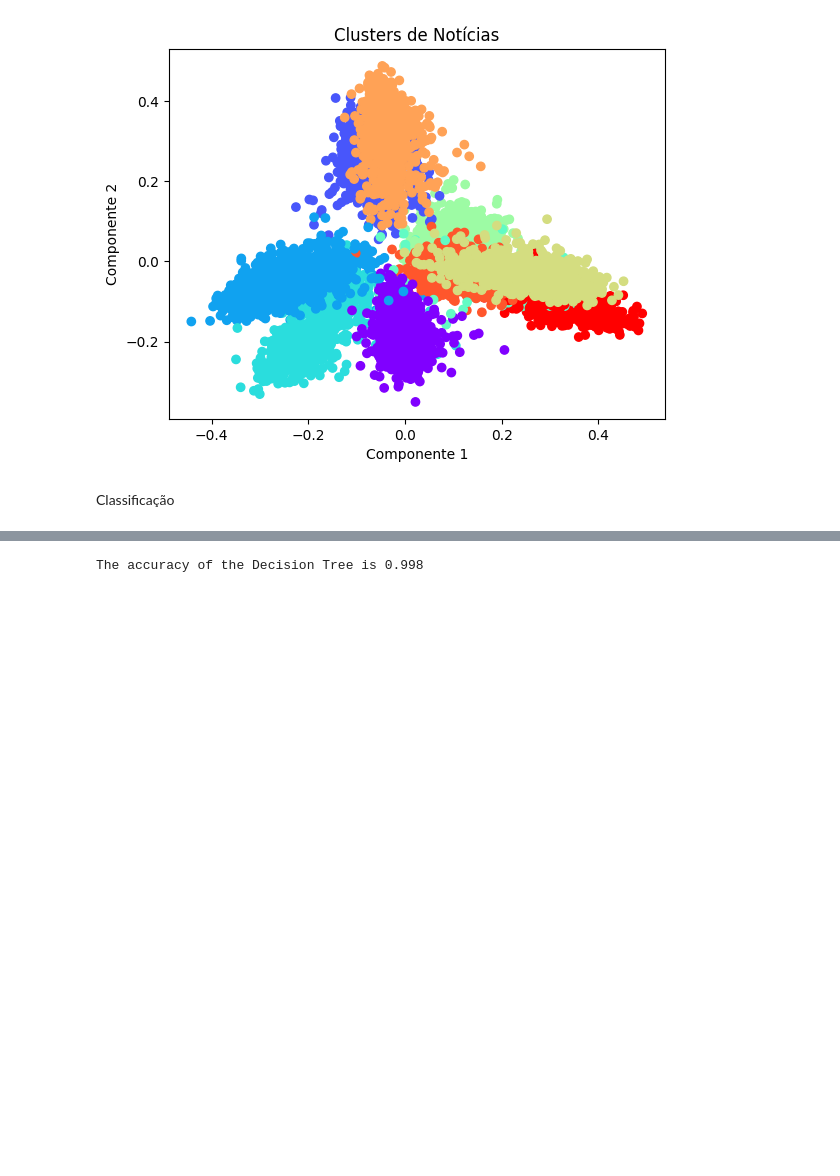
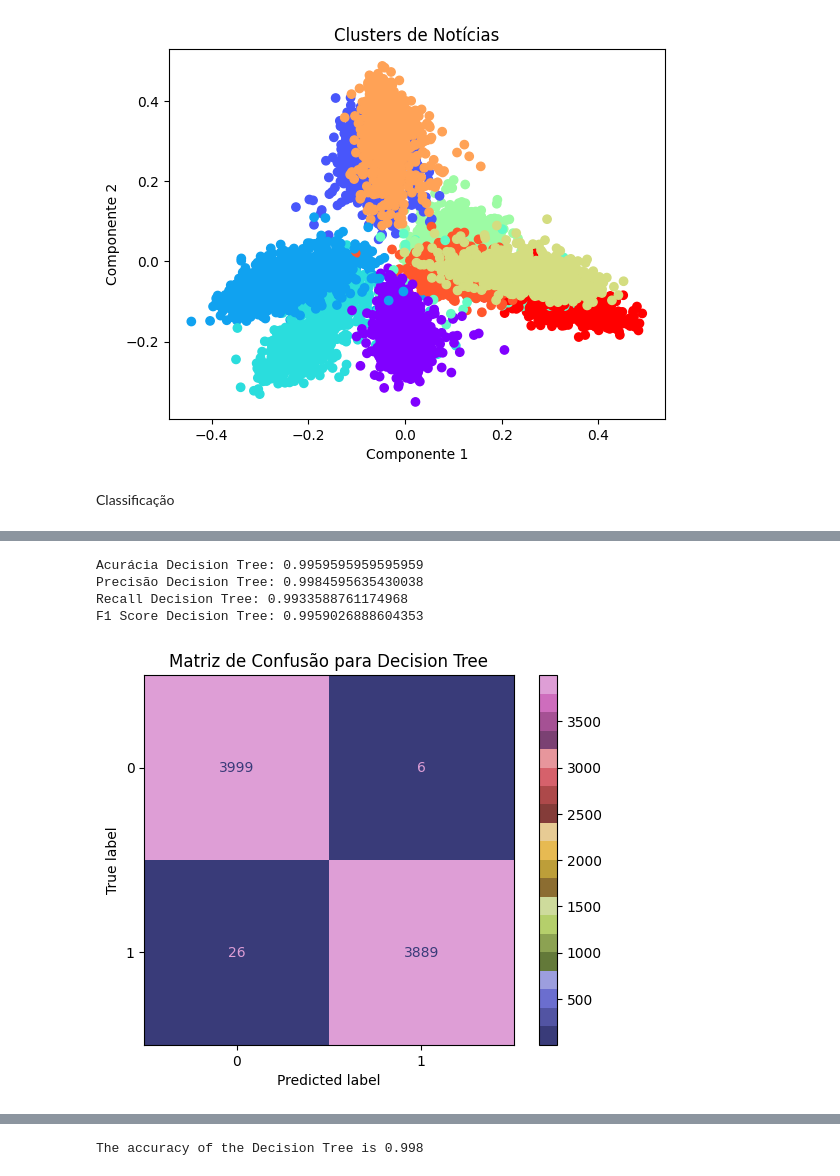
Before and after one commit to luizhcsantos/Projeto_CienciaDados, a Jupyter notebook: notebooks/etapa2.ipynb, the cells around one changed output, grey strips where cells are left out. Saved outputs shown, nothing was run; the diff lists cells and outputs as text; code cells hidden in the pictures; blank space fills up the shorter version.

Commit message:
Plot da árvore de decisão

```diff
--- a/notebooks/etapa2.ipynb
+++ b/notebooks/etapa2.ipynb
@@ -356,0 +278,33 @@ K-Nearest Neighbors F1 Score do Teste: 0.8725799189554255
+# %%
+# Treinar o modelo Decision Tree
+modelo_dt = DecisionTreeClassifier(max_depth=10, min_samples_split=50, min_samples_leaf=10)
+modelo_dt.fit(x_treino_tfidf, y_treino)
+
+# Obter as características do TfidfVectorizer
+nomes_caracteristicas = vectorizer.get_feature_names_out()
+
+# Avaliar o modelo Decision Tree
+y_teste_pred_dt = modelo_dt.predict(x_teste_tfidf)
+acuracia_dt = accuracy_score(y_teste, y_teste_pred_dt)
+precisao_dt = precision_score(y_teste, y_teste_pred_dt)
+recall_dt = recall_score(y_teste, y_teste_pred_dt)
+f1_dt = f1_score(y_teste, y_teste_pred_dt)
+
+print(f"Acurácia Decision Tree: {acuracia_dt}")
+print(f"Precisão Decision Tree: {precisao_dt}")
+print(f"Recall Decision Tree: {recall_dt}")
+print(f"F1 Score Decision Tree: {f1_dt}")
+
+# Matriz de Confusão Decision Tree
+cm_dt = confusion_matrix(y_teste, y_teste_pred_dt)
+disp_dt = ConfusionMatrixDisplay(confusion_matrix=cm_dt, display_labels=rotulos_unicos)
+disp_dt.plot(cmap='tab20b')
+plt.title('Matriz de Confusão para Decision Tree')
+# plt.savefig('../images/matriz_confusao_decision_tree.png', dpi=300)
+plt.show()
+# %% [output]
+Acurácia Decision Tree: 0.9959595959595959
+Precisão Decision Tree: 0.9984595635430038
+Recall Decision Tree: 0.9933588761174968
+F1 Score Decision Tree: 0.9959026888604353
+[figure, added]
```
Also changed, not shown: parts of 7 cells of this notebook, 6 other files.
